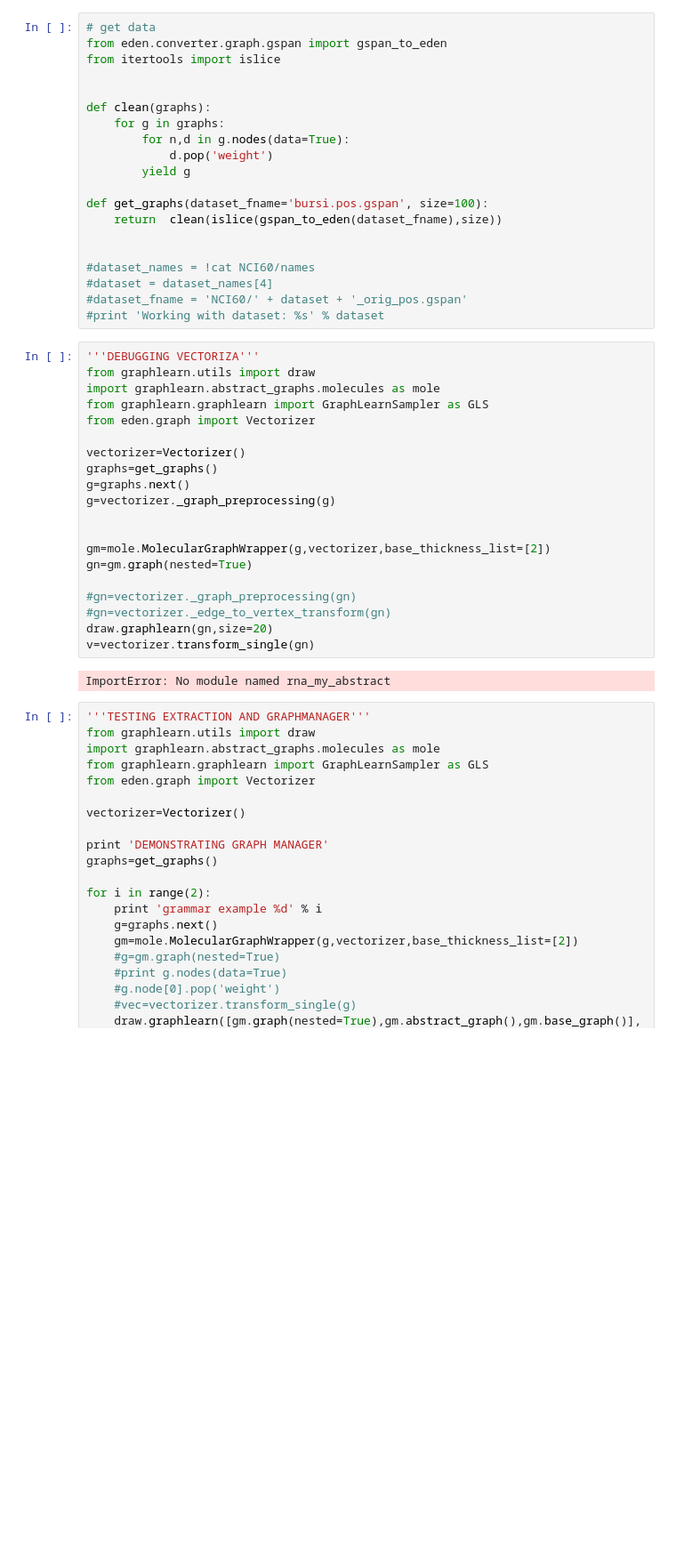
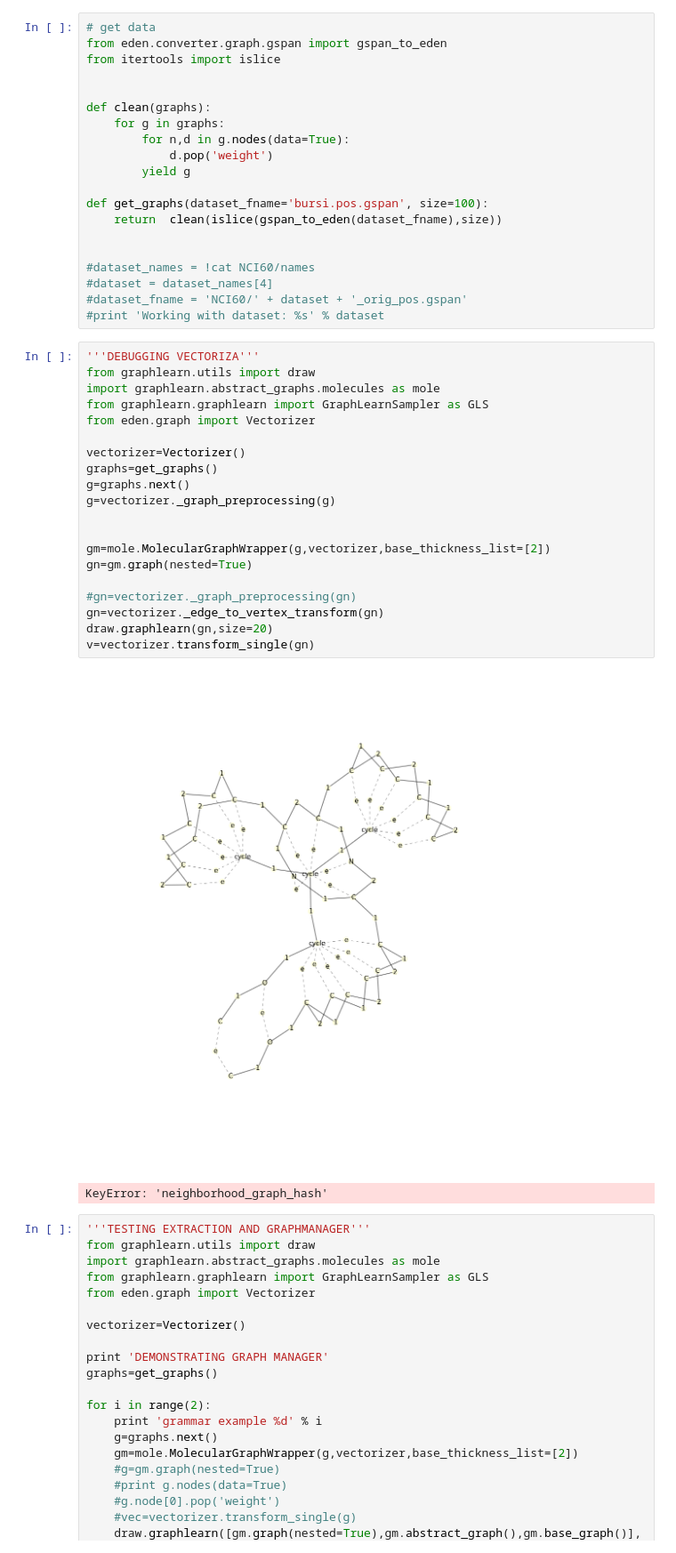
Before and after one commit to fabriziocosta/GraphLearn, a Jupyter notebook: example/Abstract_Molecule_Sampler.ipynb, the cells around one changed output. Shown at 89% size. Drawn from its saved outputs; the diff is of its cells as text; blank space fills up the shorter version.

```diff
--- a/example/Abstract_Molecule_Sampler.ipynb
+++ b/example/Abstract_Molecule_Sampler.ipynb
@@ -31,25 +33,26 @@ def get_graphs(dataset_fname='bursi.pos.gspan', size=100):
 # %%
 '''DEBUGGING VECTORIZA'''
 from graphlearn.utils import draw
 import graphlearn.abstract_graphs.molecules as mole
 from graphlearn.graphlearn import GraphLearnSampler as GLS
 from eden.graph import Vectorizer
 
 vectorizer=Vectorizer()
 graphs=get_graphs()
 g=graphs.next()
 g=vectorizer._graph_preprocessing(g)
 
 
 gm=mole.MolecularGraphWrapper(g,vectorizer,base_thickness_list=[2])
 gn=gm.graph(nested=True)
 
 #gn=vectorizer._graph_preprocessing(gn)
-#gn=vectorizer._edge_to_vertex_transform(gn)
+gn=vectorizer._edge_to_vertex_transform(gn)
 draw.graphlearn(gn,size=20)
 v=vectorizer.transform_single(gn)
 # %% [output]
+[figure, added]
-ImportError: No module named rna_my_abstract
+KeyError: 'neighborhood_graph_hash'
 # %%
 '''TESTING EXTRACTION AND GRAPHMANAGER'''
 from graphlearn.utils import draw
```
Also changed, not shown: parts of 1 cell of this notebook, 5 other files.
